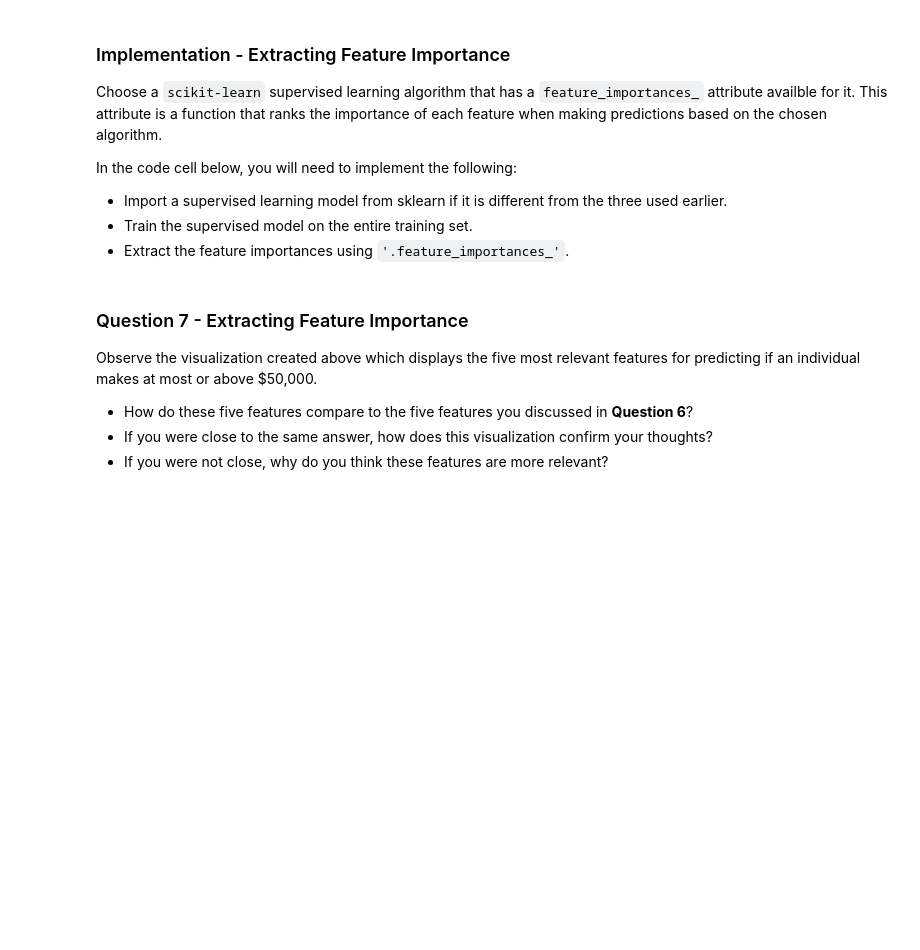
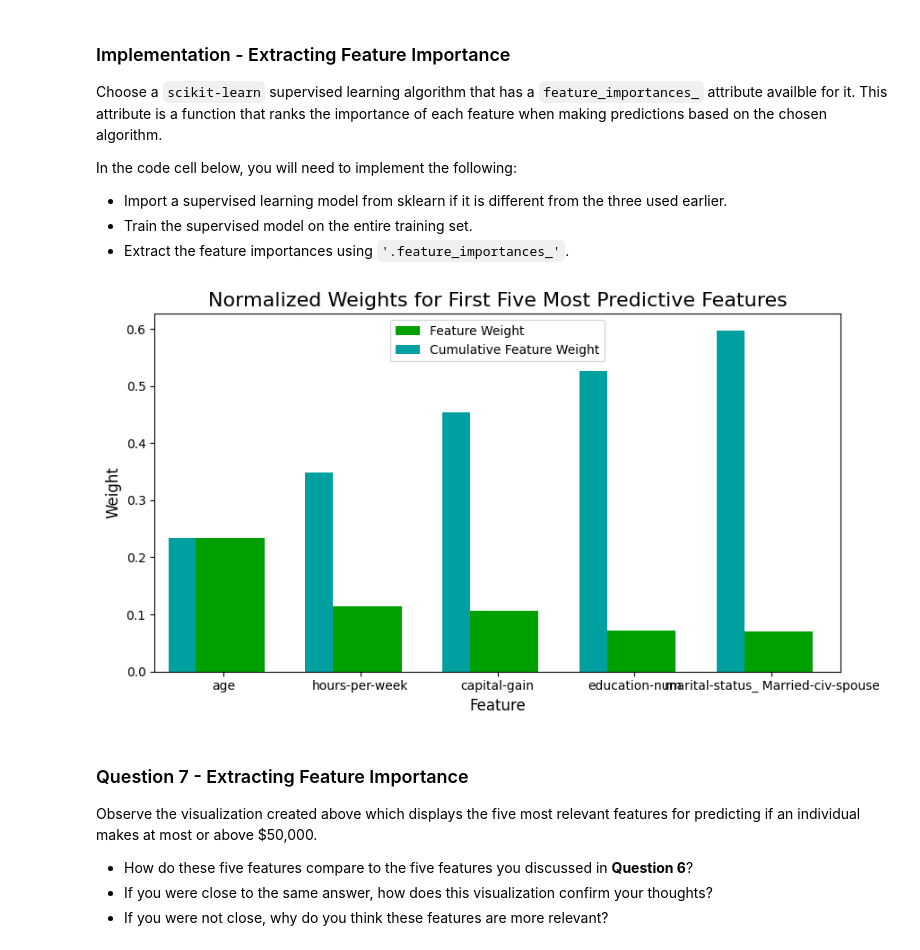
Before and after one commit to yacin-hamdi/udacity_nd_machine_learning, a Jupyter notebook: project_3_finding_donors/finding_donors.ipynb, the cells around one changed output. Drawn from its saved outputs; the diff is of its cells as text; code cells hidden in the pictures; blank space fills up the shorter version.

```diff
--- a/project_3_finding_donors/finding_donors.ipynb
+++ b/project_3_finding_donors/finding_donors.ipynb
@@ -559,16 +575,19 @@ In the code cell below, you will need to implement the following:
  - Extract the feature importances using `'.feature_importances_'`.
 # %%
 # TODO: Import a supervised learning model that has 'feature_importances_'
-
+from sklearn.ensemble import RandomForestClassifier
 
 # TODO: Train the supervised model on the training set using .fit(X_train, y_train)
-model = None
+model = RandomForestClassifier(random_state=10)
+model.fit(X_train, y_train)
 
 # TODO: Extract the feature importances using .feature_importances_
-importances = None
+importances = model.feature_importances_
 
 # Plot
 vs.feature_plot(importances, X_train, y_train)
+# %% [output]
+[figure, added]
 # %% [markdown]
 ### Question 7 - Extracting Feature Importance
 
```
Also changed, not shown: parts of 15 cells of this notebook.
